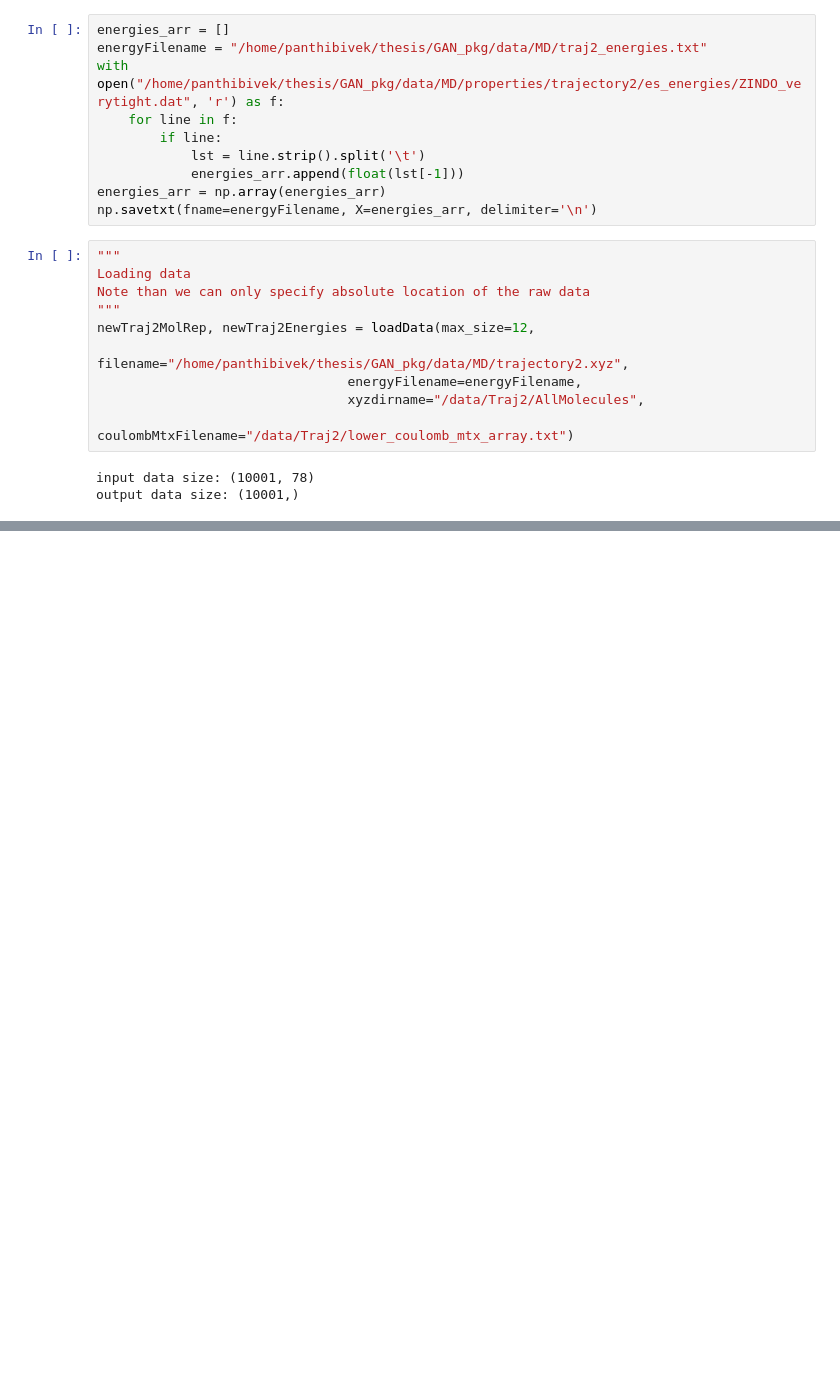
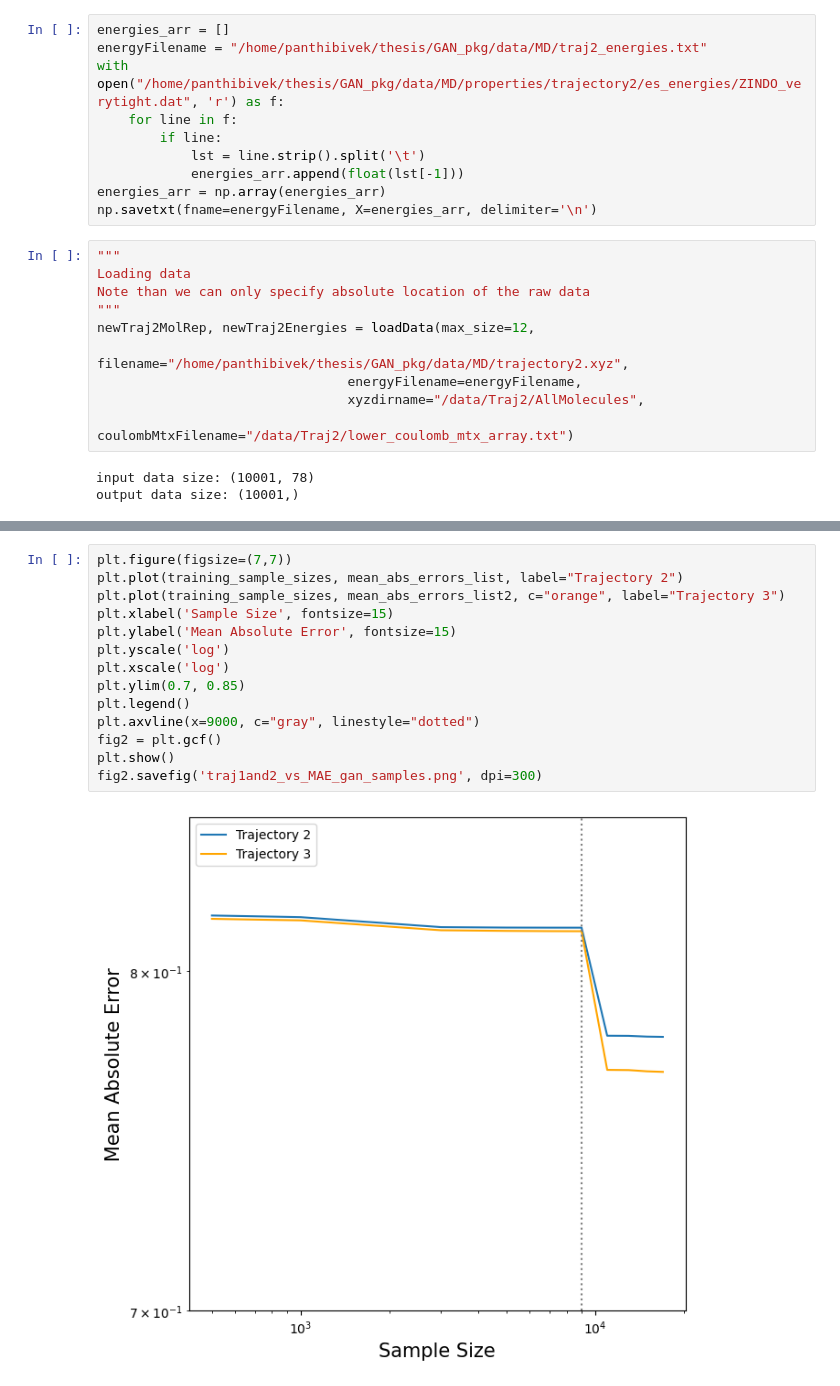
Before and after one commit to panthibivek/Generative-Adversarial-Network-for-Improving-Sampling-of-Molecular-Trajectories, a Jupyter notebook: benchmark.ipynb, the cells around one changed output, grey strips where cells are left out. Saved outputs shown, nothing was run; the diff lists cells and outputs as text; blank space fills up the shorter version.

```diff
--- a/benchmark.ipynb
+++ b/benchmark.ipynb
@@ -210,0 +237,16 @@ Mean Absolute Error : 0.6561649805276014
+# %%
+plt.figure(figsize=(7,7))
+plt.plot(training_sample_sizes, mean_abs_errors_list, label="Trajectory 2")
+plt.plot(training_sample_sizes, mean_abs_errors_list2, c="orange", label="Trajectory 3")
+plt.xlabel('Sample Size', fontsize=15)
+plt.ylabel('Mean Absolute Error', fontsize=15)
+plt.yscale('log')
+plt.xscale('log')
+plt.ylim(0.7, 0.85)
+plt.legend()
+plt.axvline(x=9000, c="gray", linestyle="dotted")
+fig2 = plt.gcf()
+plt.show()
+fig2.savefig('traj1and2_vs_MAE_gan_samples.png', dpi=300)
+# %% [output]
+[figure, added]
```
Also changed, not shown: parts of 13 cells of this notebook, 5 other files.
